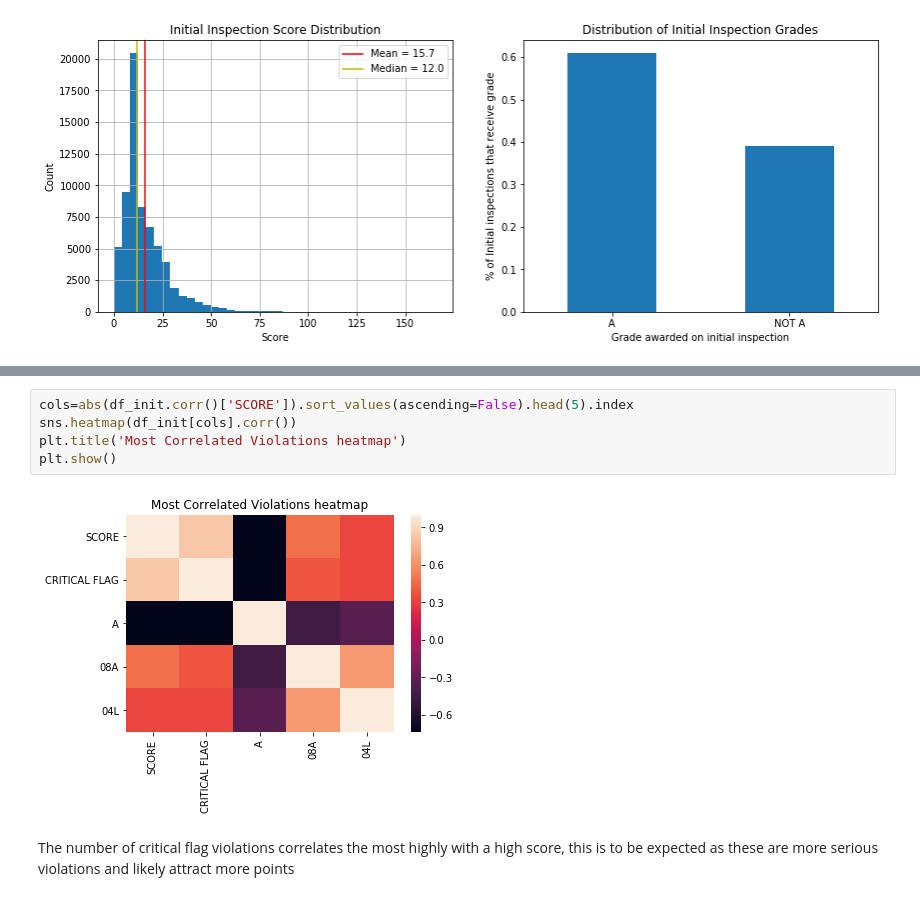
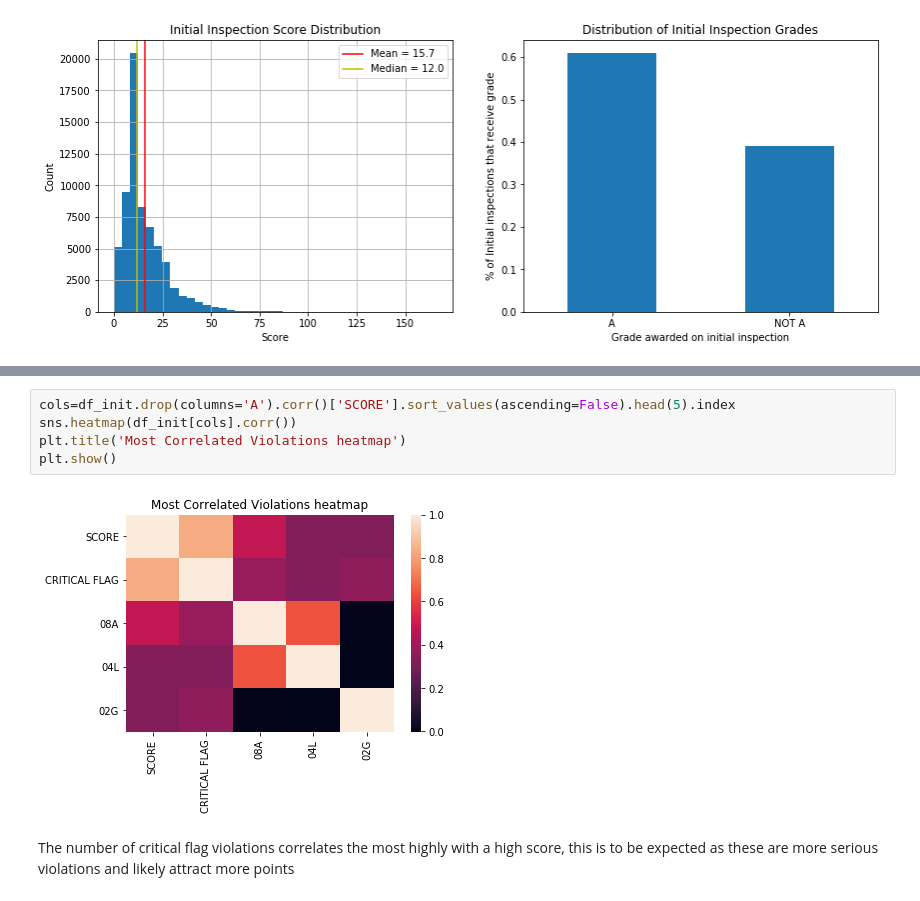
Before and after one commit to ktzioumis/New-York-Restaurant-Guide, a Jupyter notebook: Initial inspections analysis.ipynb, the cells around one changed output, grey strips where cells are left out. Drawn from its saved outputs; the diff is of its cells as text.

```diff
--- a/Initial inspections analysis.ipynb
+++ b/Initial inspections analysis.ipynb
@@ -60,12 +79,12 @@ CRITICAL FLAG    0.833407
 02G              0.324326
 Name: SCORE, dtype: float64
 # %%
-cols=abs(df_init.corr()['SCORE']).sort_values(ascending=False).head(5).index
+cols=df_init.drop(columns='A').corr()['SCORE'].sort_values(ascending=False).head(5).index
 sns.heatmap(df_init[cols].corr())
 plt.title('Most Correlated Violations heatmap')
 plt.show()
 # %% [output]
-[figure, old version]
+[figure, new version]
 # %% [markdown]
 The number of critical flag violations correlates the most highly with a high score, this is to be expected as these are more serious violations and likely attract more points
 # %%
```
Also changed, not shown: parts of 13 cells of this notebook, 17 other files.
